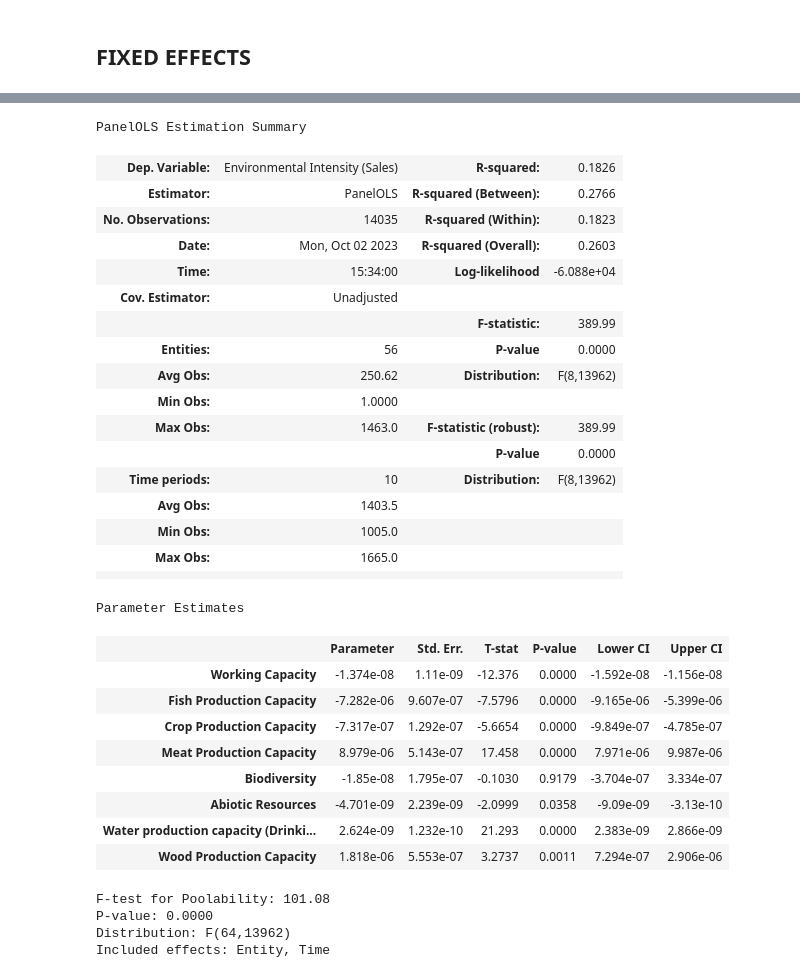
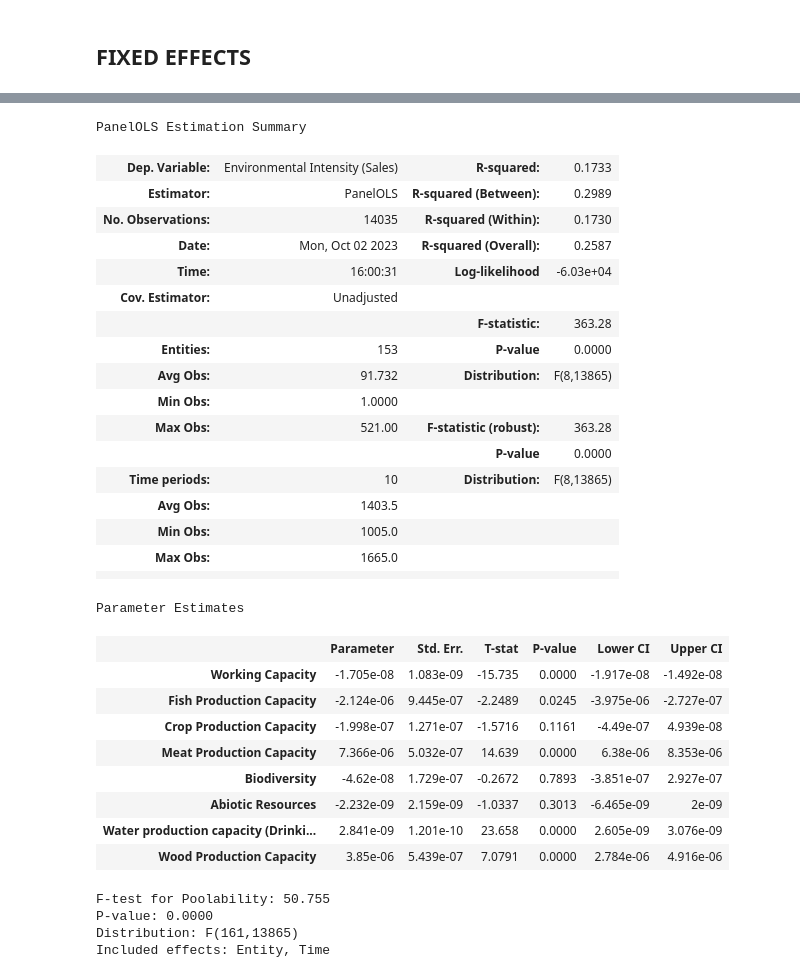
Before and after one commit to yummypugs/SPM-Project-Harvard, a Jupyter notebook: Models/SDG_UN_lasso.ipynb, the cells around one changed output, grey strips where cells are left out. Cells and saved outputs as stored; diff of their text form; code cells hidden in the pictures.

```diff
--- a/Models/SDG_UN_lasso.ipynb
+++ b/Models/SDG_UN_lasso.ipynb
@@ -17,6 +17,10 @@ from sklearn.linear_model import Lasso
 # %%
 #df = pd.read_excel("IWA.xlsx", sheet_name='Final Raw Sample(3%)')
 df = pd.read_excel("IWA.xlsx", sheet_name='Final Raw Sample(0%)')
+df["Revenue"] = df["Total Environmental Cost"]/df["Environmental Intensity (Sales)"]
+df["Operating Income"] = df["Total Environmental Cost"]/df["Environmental Intensity (Op Inc)"]
+df["Environmental Intensity (Op Inc)"] = df["Environmental Intensity (Op Inc)"]*100
+df["Environmental Intensity (Sales)"] = df["Environmental Intensity (Sales)"]*100
 df.head()
 # %% [output]
 |  | Year | Company Name | Country | GICS Sub-Industry | Industry (Exiobase) | Environmental Intensity (Sales) | ... |
@@ -302,48 +312,54 @@ fixedEffects_df.head()
 # %%
+fixedEffects_df = df.copy()
+fixedEffects_df['Year'] = pd.to_datetime(fixedEffects_df['Year'], format='%Y')
+
+# Set 'Year' as the time variable and 'Company Name' as the entity variable
+fixedEffects_df.set_index(['GICS Sub-Industry', 'Year'], inplace=True)
+#fixedEffects_df["Revenue"] = fixedEffects_df["Total Environmental Cost"]/fixedEffects_df["Environmental Intensity (Sales)"]
+fixedEffects_df.head()
 
 # Define the dependent variable (Y) and independent variables (X1-X15)
 #y = np.log(fixedEffects_df['Revenue'])
-fixedEffects_df['Environmental Intensity (Sales)'] = fixedEffects_df['Environmental Intensity (Sales)']* 100
 y = fixedEffects_df['Environmental Intensity (Sales)']
 X = fixedEffects_df[["Working Capacity", "Fish Production Capacity", "Crop Production Capacity",
                       "Meat Production Capacity", "Biodiversity", "Abiotic Resources",
                       "Water production capacity (Drinking water & Irrigation Water)", "Wood Production Capacity"]]
 
 fixed_effects_model = PanelOLS(y, X, entity_effects=True, time_effects=True, drop_absorbed=True, check_rank=False)
 
 # fit the model and print the summary statistics
 fixed_effects_results = fixed_effects_model.fit()
 fixed_effects_results.summary
 # %% [output]
 PanelOLS Estimation Summary
-| Dep. Variable: | Environmental Intensity (Sales) | R-squared: | 0.1826 |
-| Estimator: | PanelOLS | R-squared (Between): | 0.2766 |
-| No. Observations: | 14035 | R-squared (Within): | 0.1823 |
-| Date: | Mon, Oct 02 2023 | R-squared (Overall): | 0.2603 |
-| Time: | 15:34:00 | Log-likelihood | -6.088e+04 |
+| Dep. Variable: | Environmental Intensity (Sales) | R-squared: | 0.1733 |
+| Estimator: | PanelOLS | R-squared (Between): | 0.2989 |
+| No. Observations: | 14035 | R-squared (Within): | 0.1730 |
+| Date: | Mon, Oct 02 2023 | R-squared (Overall): | 0.2587 |
+| Time: | 16:00:31 | Log-likelihood | -6.03e+04 |
 | Cov. Estimator: | Unadjusted |  |  |
-|  |  | F-statistic: | 389.99 |
-| Entities: | 56 | P-value | 0.0000 |
-| Avg Obs: | 250.62 | Distribution: | F(8,13962) |
+|  |  | F-statistic: | 363.28 |
+| Entities: | 153 | P-value | 0.0000 |
+| Avg Obs: | 91.732 | Distribution: | F(8,13865) |
 | Min Obs: | 1.0000 |  |  |
-| Max Obs: | 1463.0 | F-statistic (robust): | 389.99 |
+| Max Obs: | 521.00 | F-statistic (robust): | 363.28 |
 |  |  | P-value | 0.0000 |
-| Time periods: | 10 | Distribution: | F(8,13962) |
+| Time periods: | 10 | Distribution: | F(8,13865) |
 | Avg Obs: | 1403.5 |  |  |
 | Min Obs: | 1005.0 |  |  |
 | Max Obs: | 1665.0 |  |  |
 |  |  |  |  |
 Parameter Estimates
 |  | Parameter | Std. Err. | T-stat | P-value | Lower CI | Upper CI |
-| Working Capacity | -1.374e-08 | 1.11e-09 | -12.376 | 0.0000 | -1.592e-08 | -1.156e-08 |
-| Fish Production Capacity | -7.282e-06 | 9.607e-07 | -7.5796 | 0.0000 | -9.165e-06 | -5.399e-06 |
-| Crop Production Capacity | -7.317e-07 | 1.292e-07 | -5.6654 | 0.0000 | -9.849e-07 | -4.785e-07 |
-| Meat Production Capacity | 8.979e-06 | 5.143e-07 | 17.458 | 0.0000 | 7.971e-06 | 9.987e-06 |
-| Biodiversity | -1.85e-08 | 1.795e-07 | -0.1030 | 0.9179 | -3.704e-07 | 3.334e-07 |
-| Abiotic Resources | -4.701e-09 | 2.239e-09 | -2.0999 | 0.0358 | -9.09e-09 | -3.13e-10 |
-| Water production capacity (Drinki... | 2.624e-09 | 1.232e-10 | 21.293 | 0.0000 | 2.383e-09 | 2.866e-09 |
-| Wood Production Capacity | 1.818e-06 | 5.553e-07 | 3.2737 | 0.0011 | 7.294e-07 | 2.906e-06 |
+| Working Capacity | -1.705e-08 | 1.083e-09 | -15.735 | 0.0000 | -1.917e-08 | -1.492e-08 |
+| Fish Production Capacity | -2.124e-06 | 9.445e-07 | -2.2489 | 0.0245 | -3.975e-06 | -2.727e-07 |
+| Crop Production Capacity | -1.998e-07 | 1.271e-07 | -1.5716 | 0.1161 | -4.49e-07 | 4.939e-08 |
+| Meat Production Capacity | 7.366e-06 | 5.032e-07 | 14.639 | 0.0000 | 6.38e-06 | 8.353e-06 |
+| Biodiversity | -4.62e-08 | 1.729e-07 | -0.2672 | 0.7893 | -3.851e-07 | 2.927e-07 |
+| Abiotic Resources | -2.232e-09 | 2.159e-09 | -1.0337 | 0.3013 | -6.465e-09 | 2e-09 |
+| Water production capacity (Drinki... | 2.841e-09 | 1.201e-10 | 23.658 | 0.0000 | 2.605e-09 | 3.076e-09 |
+| Wood Production Capacity | 3.85e-06 | 5.439e-07 | 7.0791 | 0.0000 | 2.784e-06 | 4.916e-06 |
-F-test for Poolability: 101.08
+F-test for Poolability: 50.755
 P-value: 0.0000
-Distribution: F(64,13962)
+Distribution: F(161,13865)
 Included effects: Entity, Time
```
Also changed, not shown: parts of 13 cells of this notebook.
